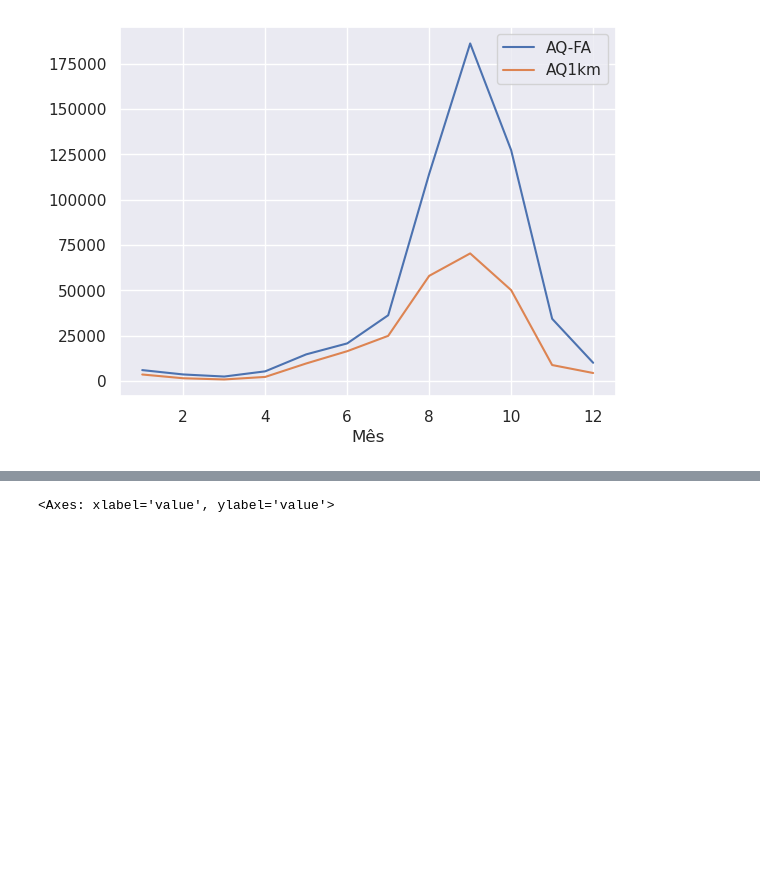
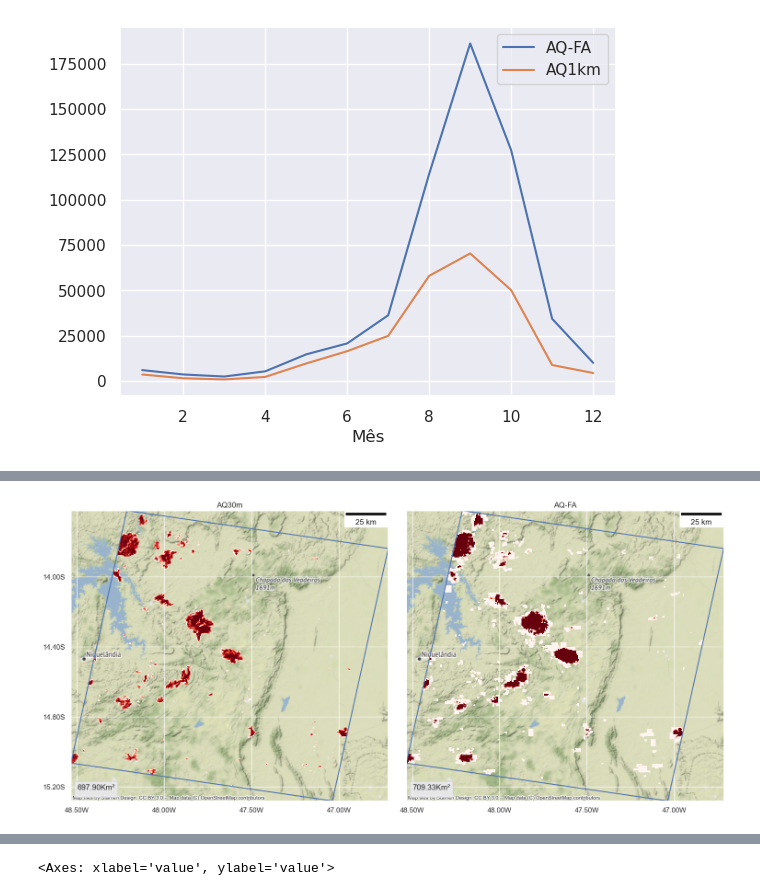
Before and after one commit to josebraz/INPE-Queimadas, a Jupyter notebook: validacao.ipynb, the cells around one changed output, grey strips where cells are left out. Saved outputs shown, nothing was run; the diff lists cells and outputs as text; code cells hidden in the pictures; blank space fills up the shorter version.

```diff
--- a/validacao.ipynb
+++ b/validacao.ipynb
@@ -14,7 +14,7 @@ import contextily as cx
 # dados de https://appeears.earthdatacloud.nasa.gov
 # %%
 df = read_burn_df()
-df.drop(["pais", "estado", "municipio", "bioma", "diasemchuva", "precipitacao", "regiao", "riscofogo", "frp"], axis=1, inplace=True)
+df.drop(["pais", "estado", "municipio", "bioma", "diasemchuva", "precipitacao", "riscofogo", "frp"], axis=1, inplace=True)
 df = df[(df["simp_satelite"] != "ATSR") & (df["simp_satelite"] != "TRMM")]
 # %%
 # parametros escolhidos para a aplicação do AQ-FA
@@ -31,19 +42,14 @@ def read_file_normalized_cached(region, file, quadrat_width) -> tuple[gpd.GeoDat
 # %%
 import time
 import glob
-from datetime import datetime
 from multiprocessing import Pool
-
-hour = "14:00:00-03:00"
 
 dt = pd.DataFrame({ 'aqm30_file': glob.glob("aq30m/*.zip") })
 
 def validate(args) -> dict:
     aq30m_file, quadrat_width = args
-    path, row, end_date = os.path.basename(aq30m_file).split('_')[2:5]
-    path, row, end_date, quadrat_width = int(path), int(row), datetime.strptime(end_date, '%Y%m%d'), float(quadrat_width)
-    start = (end_date - timedelta(days=16)).strftime('%Y-%m-%d') + f' {hour}'
-    end = end_date.strftime('%Y-%m-%d') + f' {hour}'
+    path, row, start, end = get_infos_from_aq30m(aq30m_file)
+
     file_name = f'''results/AQ-FA_{path}_{row}_{start.split(' ')[0]}_{end.split(' ')[0]}'''
 
     region = get_landsat_geometry(path, row)
@@ -251,34 +230,51 @@ data_df.drop(["Ano"], axis=1).set_index(["Mês"]).plot.line()
+# %%
+def sub_space_by_landsat(df: pd.DataFrame, path: int, row: int) -> pd.DataFrame:
+    geometry = get_landsat_geometry(path, row)
+    xmin, ymin, xmax, ymax = geometry.bounds
+    df = sub_space(df, ymin, ymax, xmin, xmax)
+    temp = gpd.GeoDataFrame(geometry=gpd.points_from_xy(df.longitude, df.latitude), crs="EPSG:4326")
+    return df.loc[temp.intersects(geometry).values]
 # %%
-path, row, quadrat_width = 221, 67, 0.005
-geometry = get_landsat_geometry(path, row)
-aqm_gdf = gpd.read_file('aq30m/LS8_AQM_221_067_20210719_0107.zip')
-reference_area_km2 = aqm_gdf['km2'].sum()
-aqm_gdf = normalize_gdf(aqm_gdf, geometry, quadrat_width)
-explore_df = sub_space_by_landsat(df.query("'2021-07-03 14:00:00-03:00' < datahora < '2021-07-19 14:00:00-03:00'"), path, row)
 
-explorer = SatellitesExplore(explore_df,
-                             delimited_region=geometry,
-                             quadrat_width=quadrat_width,
-                             burned_area_calc=burned_area_calc,
-                             min_area_percentage=min_area_percentage,
-                             threshold_satellite=threshold_satellite)
-xmin, ymin, xmax, ymax = geometry.bounds
+def validate_plot(file: str, quadrat_width: float=0.005, burned_area_calc=None):
+    path, row, start, end = get_infos_from_aq30m(file)
+    geometry = get_landsat_geometry(path, row)
+    aqm_gdf, aqm_norm_gdf = read_file_normalized_cached(geometry, file, quadrat_width)
+    print("lcslclxls")
+    explore_df = sub_space_by_landsat(df.query(f"'{start}' < datahora < '{end}'"), path, row)
+    print("lcslclxls 2")
+    explorer = SatellitesExplore(explore_df,
+                                delimited_region=geometry,
+                                quadrat_width=quadrat_width,
+                                burned_area_calc=BurnedAreaCalcPercentile(expoent=2) if burned_area_calc is None else burned_area_calc,
+                                min_area_percentage=min_area_percentage,
+                                threshold_satellite=threshold_satellite)
+    xmin, ymin, xmax, ymax = geometry.bounds
 
-fig, (ax1, ax2) = plt.subplots(1, 2, figsize=(15, 8), sharey=True, sharex=True)
-fig.tight_layout()
+    fig, (ax1, ax2) = plt.subplots(1, 2, figsize=(15, 8), sharey=True, sharex=True)
+    fig.tight_layout()
 
-plot_burned_gdf(ax1, aqm_gdf, legend=False)
-configure_geografic_axes(ax1, xmin, xmax, ymin, ymax)
-cx.add_basemap(ax1, crs=aqm_gdf.crs.to_string())
-ax1.plot(*geometry.exterior.xy)
-ax1.set_title('AQ30m')
-ax1.legend(title = "{:.2f}Km²".format(reference_area_km2), loc='lower left')
 
-explorer.show_satellites_quads_areas(ax=ax2, linewidth=0, cmap='Reds', with_color_bar=False)
-configure_geografic_axes(ax2, xmin, xmax, ymin, ymax)
-cx.add_basemap(ax2, crs=explorer.dataframe.crs.to_string())
-ax2.plot(*geometry.exterior.xy)
-ax2.set_title('AQ-FA')
+    plot_burned_gdf(ax1, aqm_norm_gdf, legend=False)
+    configure_geografic_axes(ax1, xmin, xmax, ymin, ymax)
+    cx.add_basemap(ax1, crs=aqm_norm_gdf.crs.to_string())
+    ax1.plot(*geometry.exterior.xy)
+    ax1.set_title('AQ30m')
+    ax1.legend(title = "{:.2f}Km²".format(aqm_gdf['km2'].sum()), loc='lower left')
 
-fig.savefig(os.path.join(image_folder, 'validacao_221_67.pdf'), bbox_inches="tight")
+    explorer.show_satellites_quads_areas(ax=ax2, linewidth=0, cmap='Reds', with_color_bar=False)
+    configure_geografic_axes(ax2, xmin, xmax, ymin, ymax)
+    cx.add_basemap(ax2, crs=explorer.dataframe.crs.to_string())
+    ax2.plot(*geometry.exterior.xy)
+    ax2.set_title('AQ-FA')
+
+    print(explorer.burned_area_calc)
+    burned = explorer.get_burned_areas()
+    temp = gpd.GeoDataFrame({ 'value': burned['burned_factor'], 'geometry': burned['geometry'] }, crs=burned.crs)
+
+    fig.savefig(os.path.join(image_folder, f'validacao_{path}_{row}.pdf'), bbox_inches="tight")
+
+    print(evaluate_gpd(aqm_norm_gdf, temp))
+
+validate_plot(file='aq30m/LS8_AQM_221_070_20170910_0110.zip', quadrat_width=0.005)
 # %% [output]
@@ -285,0 +287 @@ HTTPError: HTTP Error 403: Forbidden
+[figure, added]
```
Also changed, not shown: parts of 8 cells of this notebook, 11 other files.
